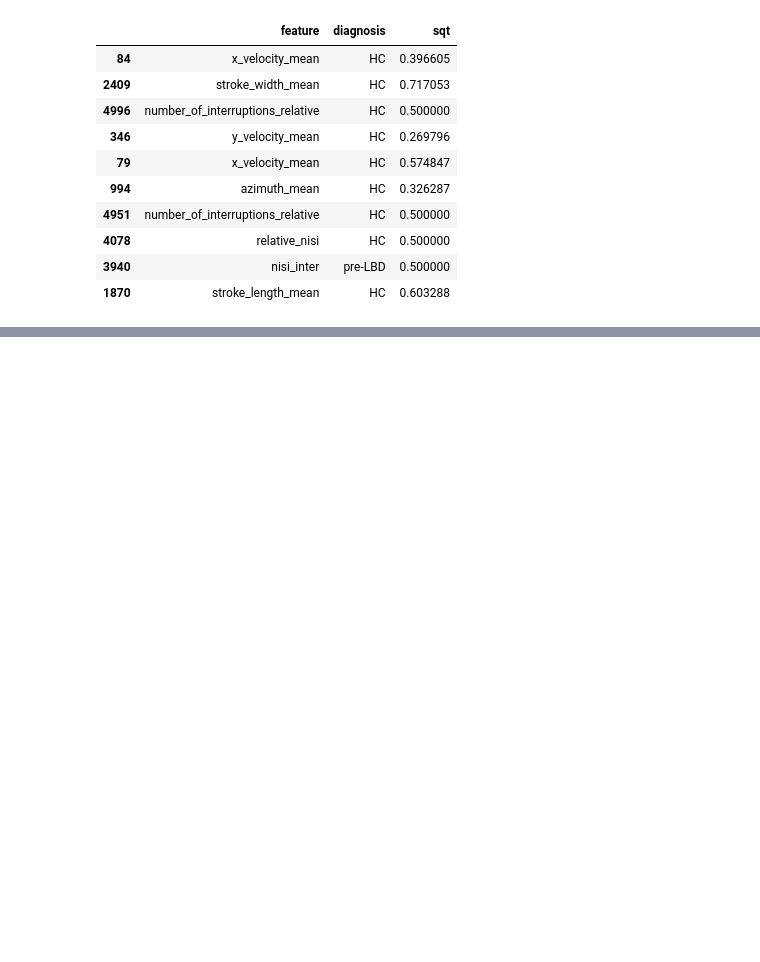
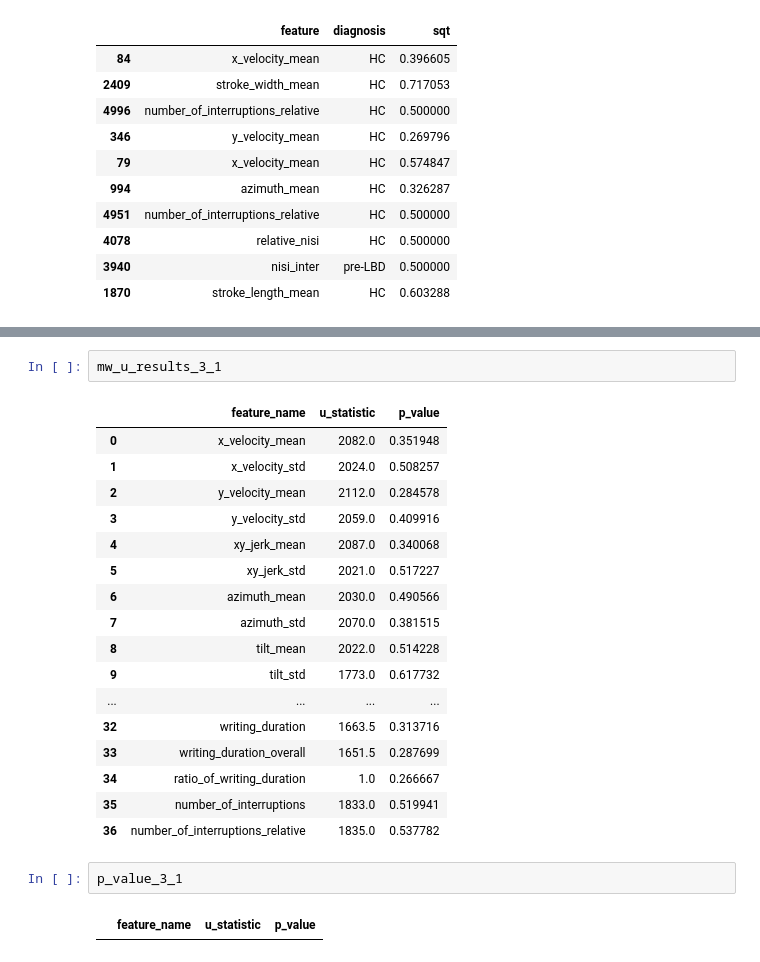
Before and after one commit to RichardLadislav/DOLPHIN-NDD_diagnostic, a Jupyter notebook: handcrafted_features_extraction/hf_analysis_refactor.ipynb, the cells around one changed output, grey strips where cells are left out. Saved outputs shown, nothing was run; the diff lists cells and outputs as text; blank space fills up the shorter version.

```diff
--- a/handcrafted_features_extraction/hf_analysis_refactor.ipynb
+++ b/handcrafted_features_extraction/hf_analysis_refactor.ipynb
@@ -893,0 +919,24 @@ sqt_long_1_1.sample(10)
+# %%
+mw_u_results_3_1
+# %% [output]
+|  | feature_name | u_statistic | p_value |
+| 0 | x_velocity_mean | 2082.0 | 0.351948 |
+| 1 | x_velocity_std | 2024.0 | 0.508257 |
+| 2 | y_velocity_mean | 2112.0 | 0.284578 |
+| 3 | y_velocity_std | 2059.0 | 0.409916 |
+| 4 | xy_jerk_mean | 2087.0 | 0.340068 |
+| 5 | xy_jerk_std | 2021.0 | 0.517227 |
+| 6 | azimuth_mean | 2030.0 | 0.490566 |
+| 7 | azimuth_std | 2070.0 | 0.381515 |
+| 8 | tilt_mean | 2022.0 | 0.514228 |
+| 9 | tilt_std | 1773.0 | 0.617732 |
+| ... | ... | ... | ... |
+| 32 | writing_duration | 1663.5 | 0.313716 |
+| 33 | writing_duration_overall | 1651.5 | 0.287699 |
+| 34 | ratio_of_writing_duration | 1.0 | 0.266667 |
+| 35 | number_of_interruptions | 1833.0 | 0.519941 |
+| 36 | number_of_interruptions_relative | 1835.0 | 0.537782 |
+# %%
+p_value_3_1
+# %% [output]
+|  | feature_name | u_statistic | p_value |
```
Also changed, not shown: parts of 8 cells of this notebook.
